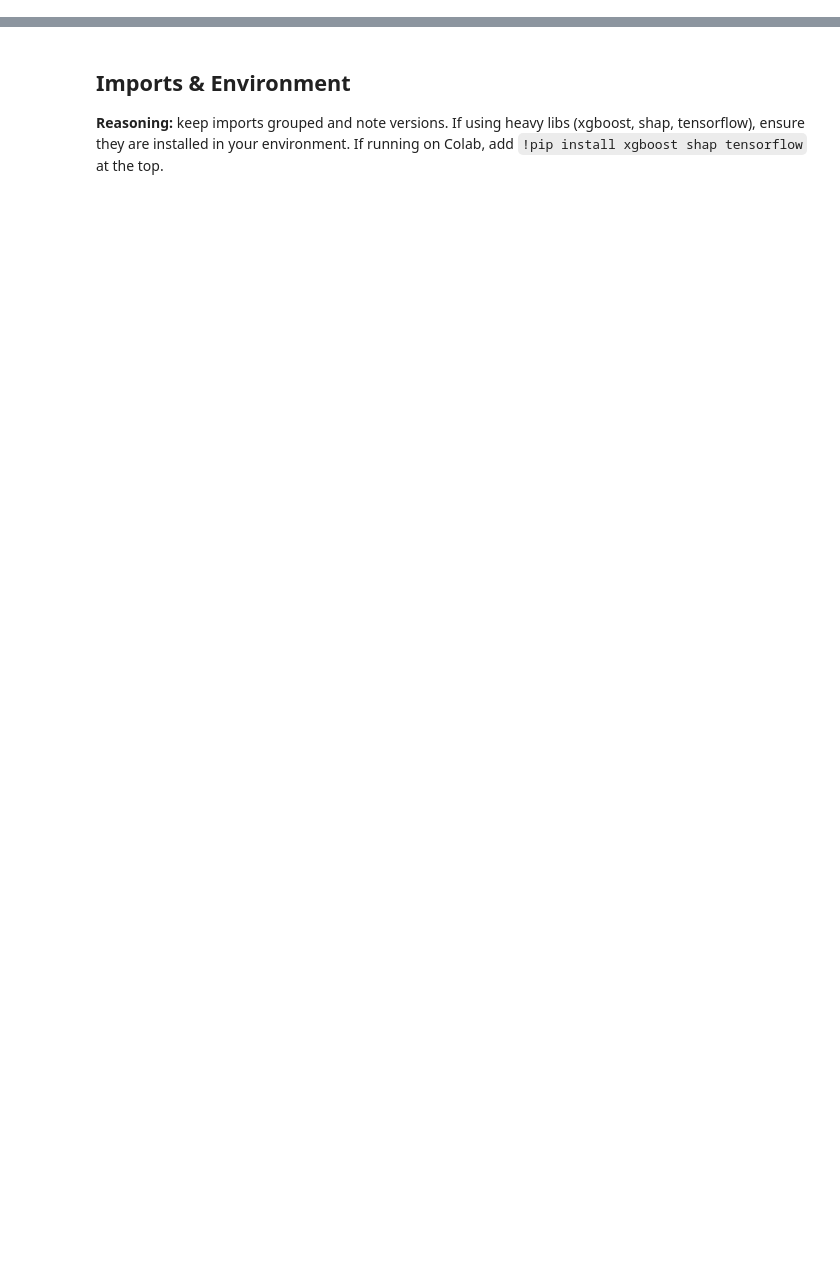
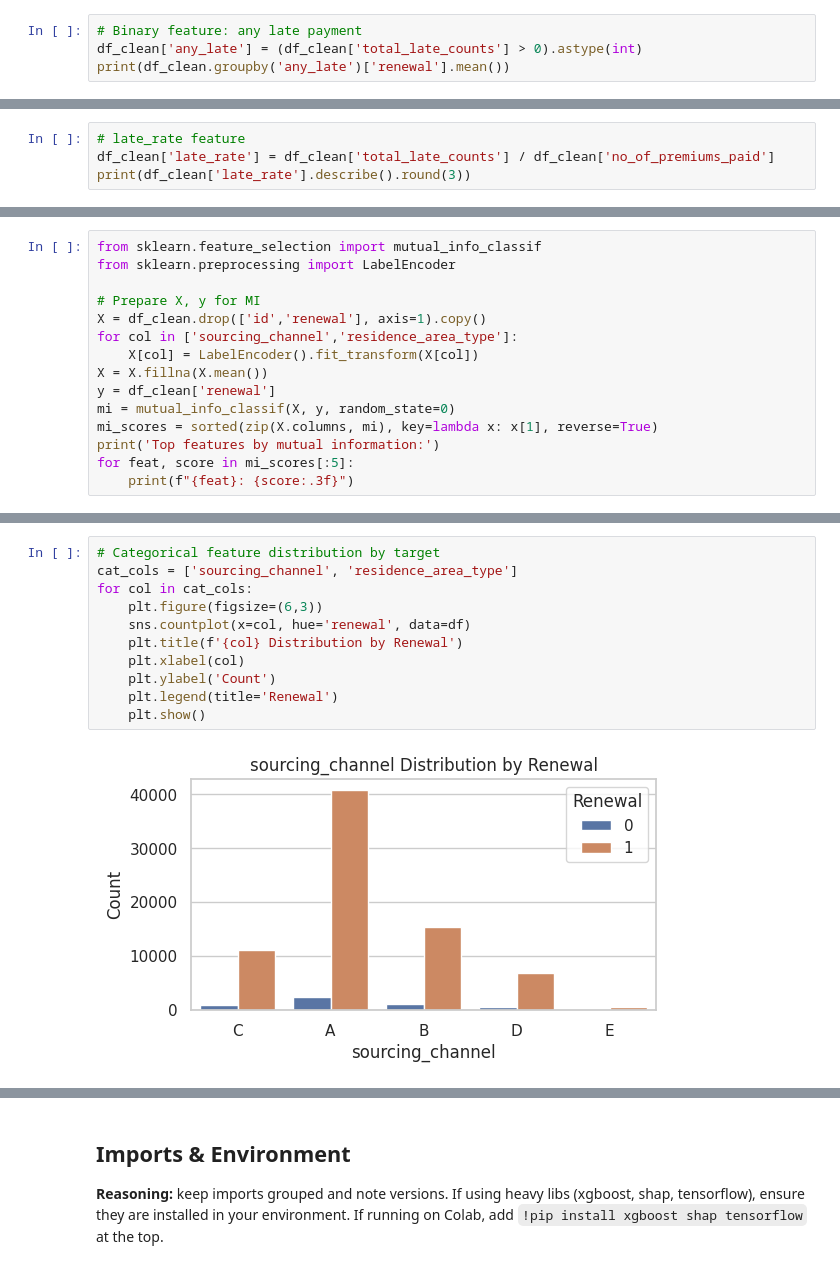
Before and after one commit to 2024aiml044/Capstone_Insurance_Renewal_Prediction, a Jupyter notebook: insurance_renewal_eda_modeling_v5_annotated.ipynb, the cells around one changed output, grey strips where cells are left out. Cells and saved outputs as stored; diff of their text form; blank space fills up the shorter version.

```diff
--- a/insurance_renewal_eda_modeling_v5_annotated.ipynb
+++ b/insurance_renewal_eda_modeling_v5_annotated.ipynb
@@ -49,0 +205,4 @@ It was autogenerated so you can download and run it locally. It includes code ce
+# %%
+# Binary feature: any late payment
+df_clean['any_late'] = (df_clean['total_late_counts'] > 0).astype(int)
+print(df_clean.groupby('any_late')['renewal'].mean())
@@ -49,0 +211,4 @@ It was autogenerated so you can download and run it locally. It includes code ce
+# %%
+# late_rate feature
+df_clean['late_rate'] = df_clean['total_late_counts'] / df_clean['no_of_premiums_paid']
+print(df_clean['late_rate'].describe().round(3))
@@ -49,0 +254,15 @@ It was autogenerated so you can download and run it locally. It includes code ce
+# %%
+from sklearn.feature_selection import mutual_info_classif
+from sklearn.preprocessing import LabelEncoder
+
+# Prepare X, y for MI
+X = df_clean.drop(['id','renewal'], axis=1).copy()
+for col in ['sourcing_channel','residence_area_type']:
+    X[col] = LabelEncoder().fit_transform(X[col])
+X = X.fillna(X.mean())
+y = df_clean['renewal']
+mi = mutual_info_classif(X, y, random_state=0)
+mi_scores = sorted(zip(X.columns, mi), key=lambda x: x[1], reverse=True)
+print('Top features by mutual information:')
+for feat, score in mi_scores[:5]:
+    print(f"{feat}: {score:.3f}")
@@ -62,0 +320,13 @@ df.head()
+# %%
+# Categorical feature distribution by target
+cat_cols = ['sourcing_channel', 'residence_area_type']
+for col in cat_cols:
+    plt.figure(figsize=(6,3))
+    sns.countplot(x=col, hue='renewal', data=df)
+    plt.title(f'{col} Distribution by Renewal')
+    plt.xlabel(col)
+    plt.ylabel('Count')
+    plt.legend(title='Renewal')
+    plt.show()
+# %% [output]
+[figure, added]
```
Also changed, not shown: parts of 76 cells of this notebook, 10 other files.
